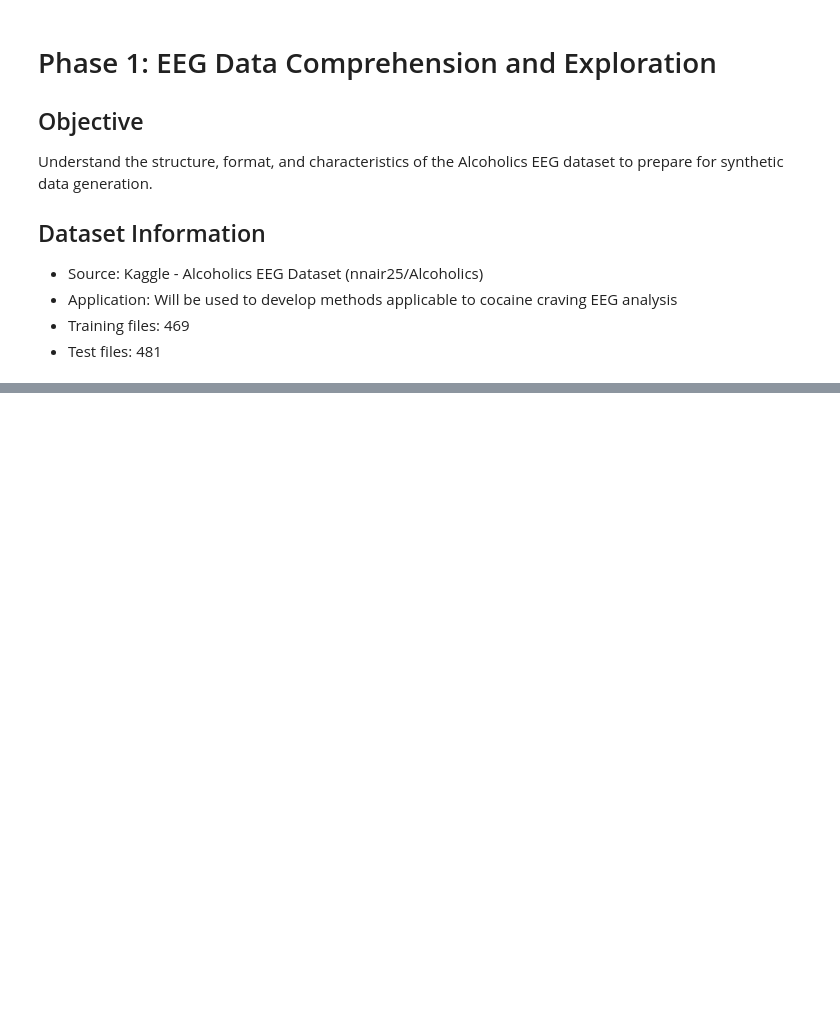
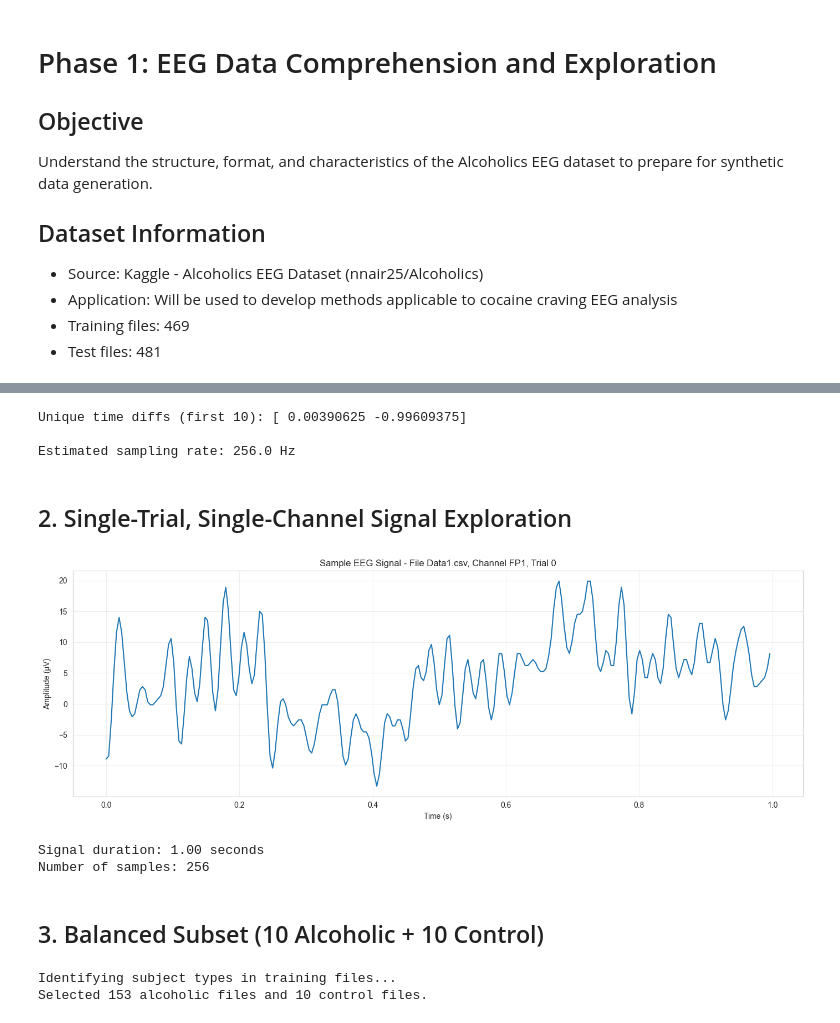
Before and after one commit to ZhaoJackson/Synthetic_EEG_Generation, a Jupyter notebook: src/phase1_data_exploration.ipynb, the cells around one changed output, grey strips where cells are left out. Saved outputs shown, nothing was run; the diff lists cells and outputs as text; code cells hidden in the pictures; blank space fills up the shorter version.

```diff
--- a/src/phase1_data_exploration.ipynb
+++ b/src/phase1_data_exploration.ipynb
@@ -500,0 +43,6 @@ Per-channel trial lengths (sample counts): {256: 64}
+# %%
+train_files = sorted(TRAIN_PATH.glob("*.csv"))
+test_files  = sorted(TEST_PATH.glob("*.csv"))
+
+print(f"Total training files: {len(train_files)}")
+print(f"Total test files: {len(test_files)}")
@@ -500,0 +54,11 @@ Per-channel trial lengths (sample counts): {256: 64}
+# %%
+sample_file = train_files[0]
+print("Sample file:", sample_file.name)
+
+sample_df = pd.read_csv(sample_file)
+print("Shape:", sample_df.shape)
+
+print("Columns:")
+print(list(sample_df.columns))
+
+sample_df.head(10)
@@ -500,0 +157,63 @@ Per-channel trial lengths (sample counts): {256: 64}
+# %%
+time_diff = sample_df['time'].diff().dropna().unique()
+print("Unique time diffs (first 10):", time_diff[:10])
+
+sampling_interval = sample_df['time'].diff().median()
+sampling_rate = 1.0 / sampling_interval if sampling_interval > 0 else None
+print(f"\nEstimated sampling rate: {sampling_rate:.1f} Hz")
+# %% [output]
+Unique time diffs (first 10): [ 0.00390625 -0.99609375]
+
+Estimated sampling rate: 256.0 Hz
+# %% [markdown]
+## 2. Single-Trial, Single-Channel Signal Exploration
+# %%
+sample_channel = 'FP1'
+sample_trial = 0
+
+sample_trial_data = (
+    sample_df[
+        (sample_df['sensor position'] == sample_channel) &
+        (sample_df['trial number'] == sample_trial)
+    ]
+    .sort_values('sample num')
+)
+
+plt.figure(figsize=(14, 5))
+plt.plot(sample_trial_data['time'], sample_trial_data['sensor value'])
+plt.title(f"Sample EEG Signal - File {sample_file.name}, Channel {sample_channel}, Trial {sample_trial}")
+plt.xlabel("Time (s)")
+plt.ylabel("Amplitude (µV)")
+plt.grid(True, alpha=0.3)
+plt.tight_layout()
+plt.show()
+
+print(f"Signal duration: {sample_trial_data['time'].max():.2f} seconds")
+print(f"Number of samples: {len(sample_trial_data)}")
+# %% [output]
+[figure, added]
+Signal duration: 1.00 seconds
+Number of samples: 256
+# %% [markdown]
+## 3. Balanced Subset (10 Alcoholic + 10 Control)
+# %%
+# Identify alcoholic vs control files
+
+alcoholic_files = []
+control_files   = []
+
+print("Identifying subject types in training files...")
+for file in train_files:
+    df_peek = pd.read_csv(file, nrows=1)
+    subject_type = df_peek['subject identifier'].iloc[0]
+    if subject_type == 'a':
+        alcoholic_files.append(file)
+    else:
+        control_files.append(file)
+    if len(alcoholic_files) >= 10 and len(control_files) >= 10:
+        break
+
+print(f"Selected {len(alcoholic_files)} alcoholic files and {len(control_files)} control files.")
+# %% [output]
+Identifying subject types in training files...
+Selected 153 alcoholic files and 10 control files.
```
Also changed, not shown: parts of 52 cells of this notebook.
